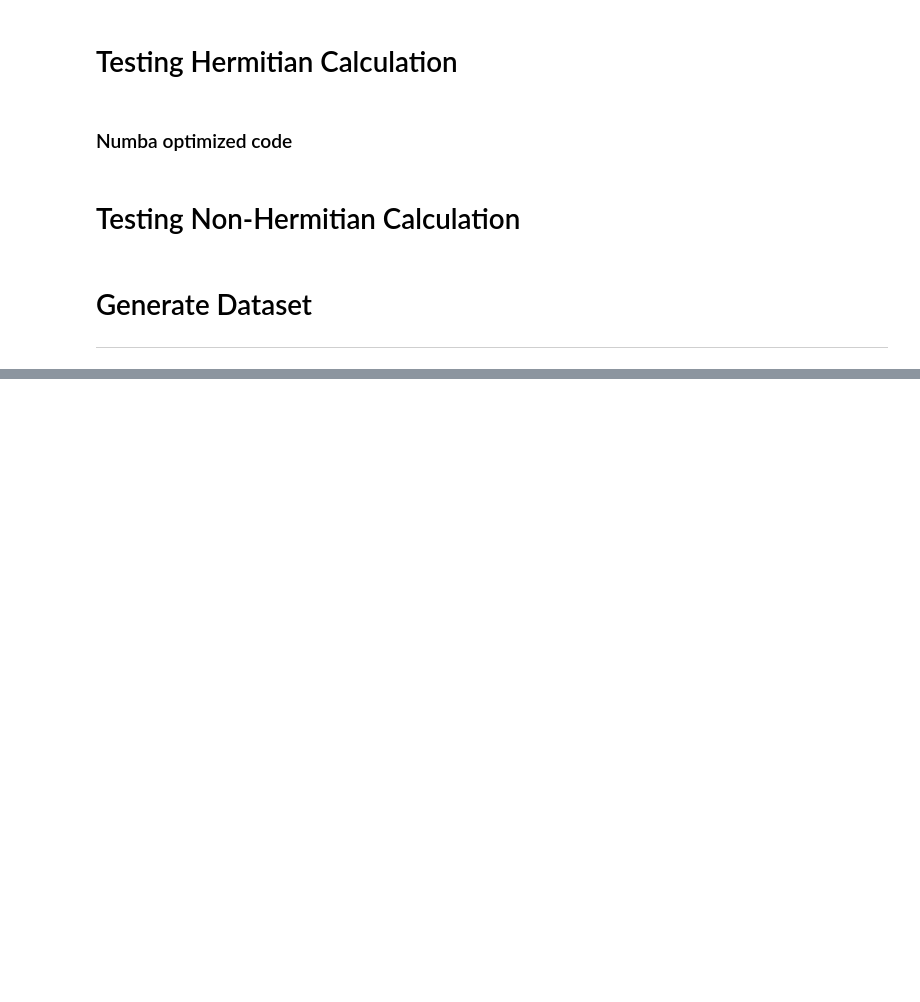
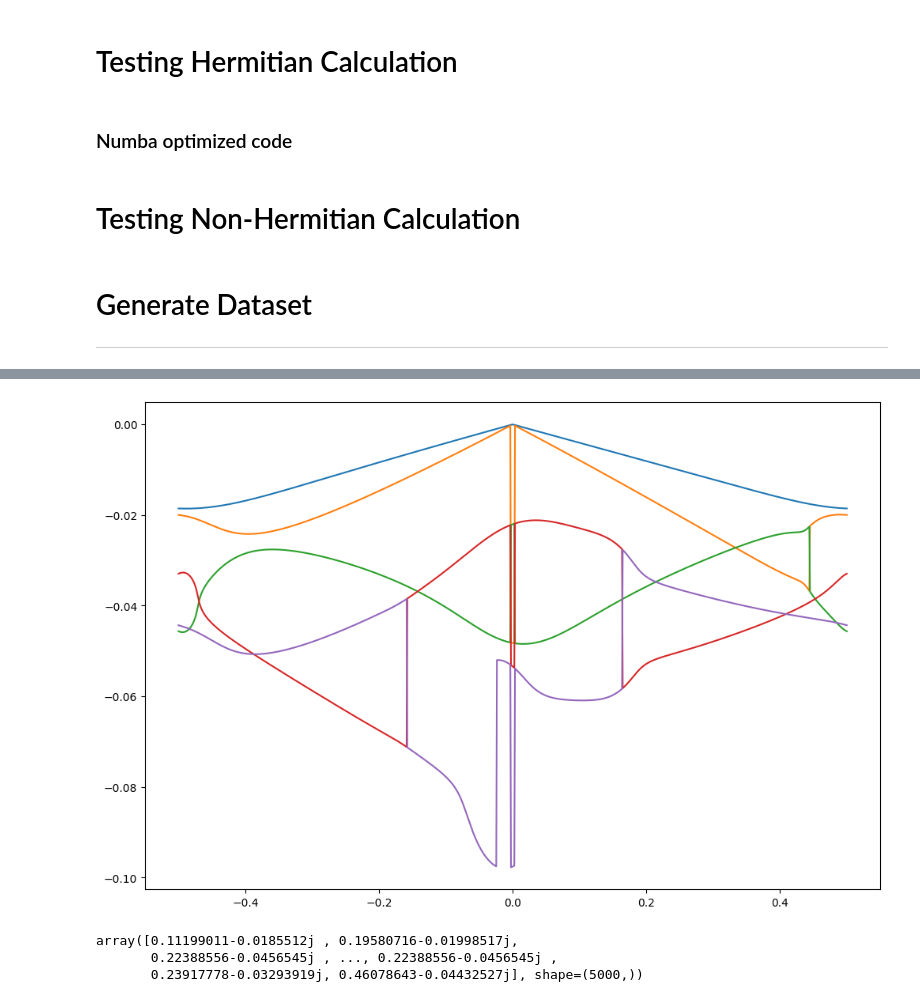
Before and after one commit to MattKuehr/Research2, a Jupyter notebook: generate_data.ipynb, the cells around one changed output, grey strips where cells are left out. Cells and saved outputs as stored; diff of their text form; code cells hidden in the pictures; blank space fills up the shorter version.

```diff
--- a/generate_data.ipynb
+++ b/generate_data.ipynb
@@ -115,0 +203,13 @@ for param_combination in all_param_combinations:
+# %%
+import matplotlib.pyplot as plt
+
+# Plot real parts
+plt.figure(figsize=(12, 8))
+plt.plot(k_clean[0:len(k_clean):5], omega_imag[0:len(omega_imag):5])
+plt.plot(k_clean[1:len(k_clean):5], omega_imag[1:len(omega_imag):5])
+plt.plot(k_clean[2:len(k_clean):5], omega_imag[2:len(omega_imag):5])
+plt.plot(k_clean[3:len(k_clean):5], omega_imag[3:len(omega_imag):5])
+plt.plot(k_clean[4:len(k_clean):5], omega_imag[4:len(omega_imag):5])
+plt.show()
+# %% [output]
+[figure, added]
@@ -115,0 +243,6 @@ for param_combination in all_param_combinations:
+# %%
+omega_clean
+# %% [output]
+array([0.11199011-0.0185512j , 0.19580716-0.01998517j,
+       0.22388556-0.0456545j , ..., 0.22388556-0.0456545j ,
+       0.23917778-0.03293919j, 0.46078643-0.04432527j], shape=(5000,))
```
Also changed, not shown: parts of 13 cells of this notebook, 1 other file.
